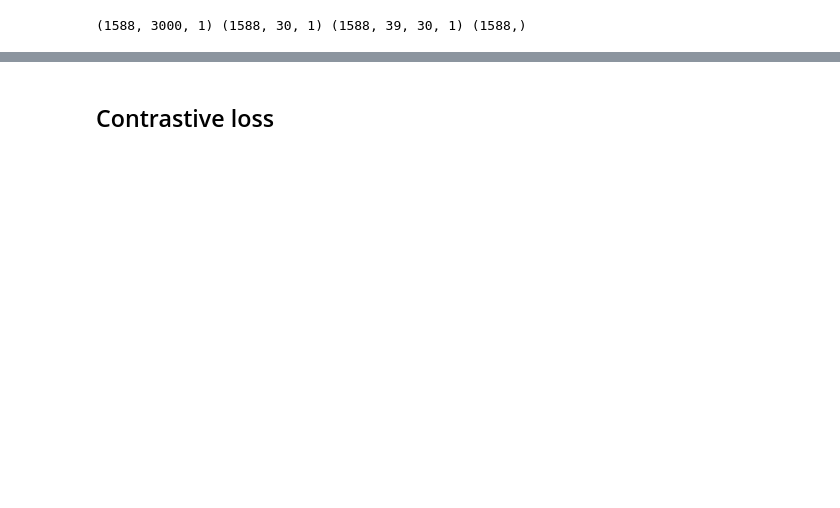
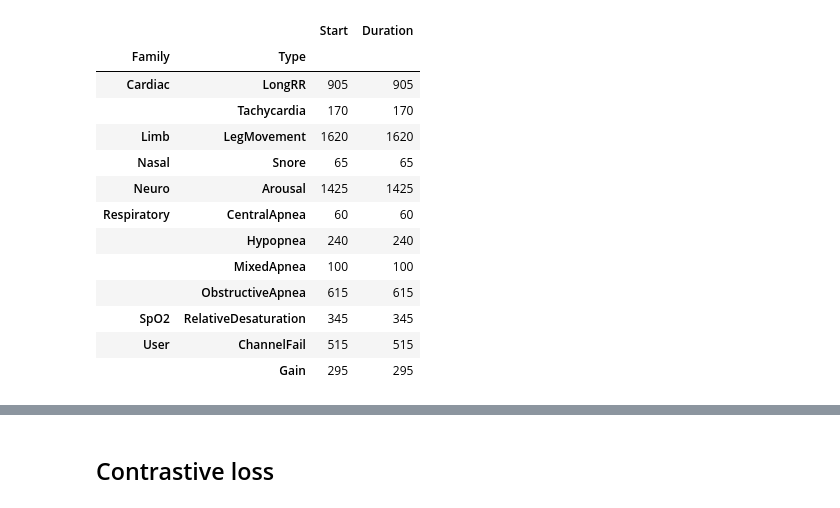
Before and after one commit to rafael0130/Thesis, a Jupyter notebook: thesis.ipynb, the cells around one changed output, grey strips where cells are left out. Drawn from its saved outputs; the diff is of its cells as text; code cells hidden in the pictures; blank space fills up the shorter version.

```diff
--- a/thesis.ipynb
+++ b/thesis.ipynb
@@ -59 +157,26 @@ def get_labels(rootpath,patient_num,event_type,window_size,ch_len):
+# %%
+events = []
+for num in ["1122","1127","1129","1131","1135"]:
+  annotations =et.parse(rootpath+"00000999-100507.rml").getroot()
+  for event in annotations.iter('{http://www.respironics.com/PatientStudy.xsd}Event'):
+      events.append(event.attrib)
+events_df= pd.DataFrame(events)
+events_df.drop(['Machine', 'OriginatedOnDevice'], axis='columns', inplace=True)
+events_df=events_df.groupby(['Family','Type']).agg('count')
+events_df
+# %% [output]
+|  |  | Start | Duration |
+| Family | Type |  |  |
+| Cardiac | LongRR | 905 | 905 |
+|  | Tachycardia | 170 | 170 |
+| Limb | LegMovement | 1620 | 1620 |
+| Nasal | Snore | 65 | 65 |
+| Neuro | Arousal | 1425 | 1425 |
+| Respiratory | CentralApnea | 60 | 60 |
+|  | Hypopnea | 240 | 240 |
+|  | MixedApnea | 100 | 100 |
+|  | ObstructiveApnea | 615 | 615 |
+| SpO2 | RelativeDesaturation | 345 | 345 |
+| User | ChannelFail | 515 | 515 |
+|  | Gain | 295 | 295 |
 # %%
@@ -91,4 +262,3 @@ ch3_mod=np.array(ch3_mod)
 # %%
-print(ch1.shape,ch2.shape,ch3_mod.shape,lbls.shape)
+# print(ch1.shape,ch2.shape,ch3_mod.shape,lbls.shape)
+# print(lbls_down.shape)
-# %% [output]
-(1588, 3000, 1) (1588, 30, 1) (1588, 39, 30, 1) (1588,)
```
Also changed, not shown: parts of 32 cells of this notebook, 1 other file.
